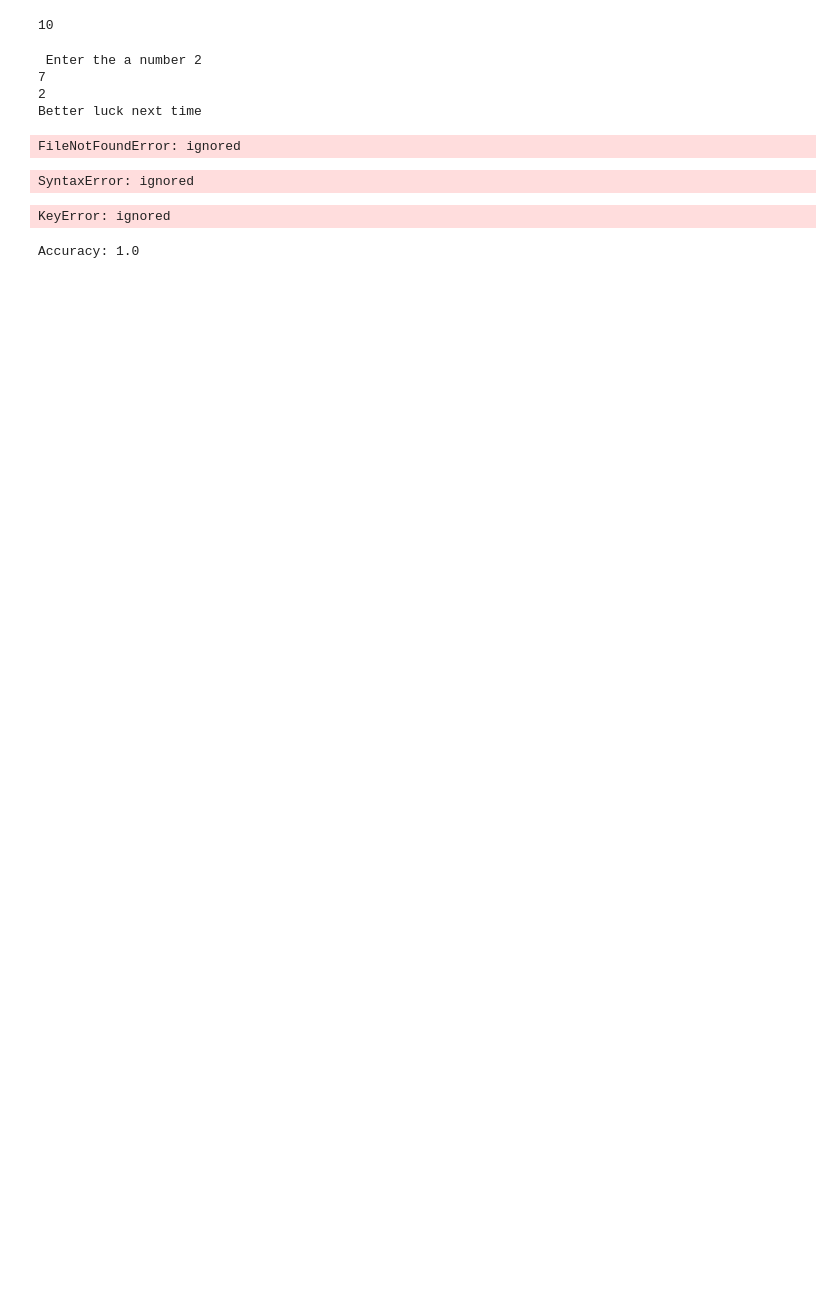
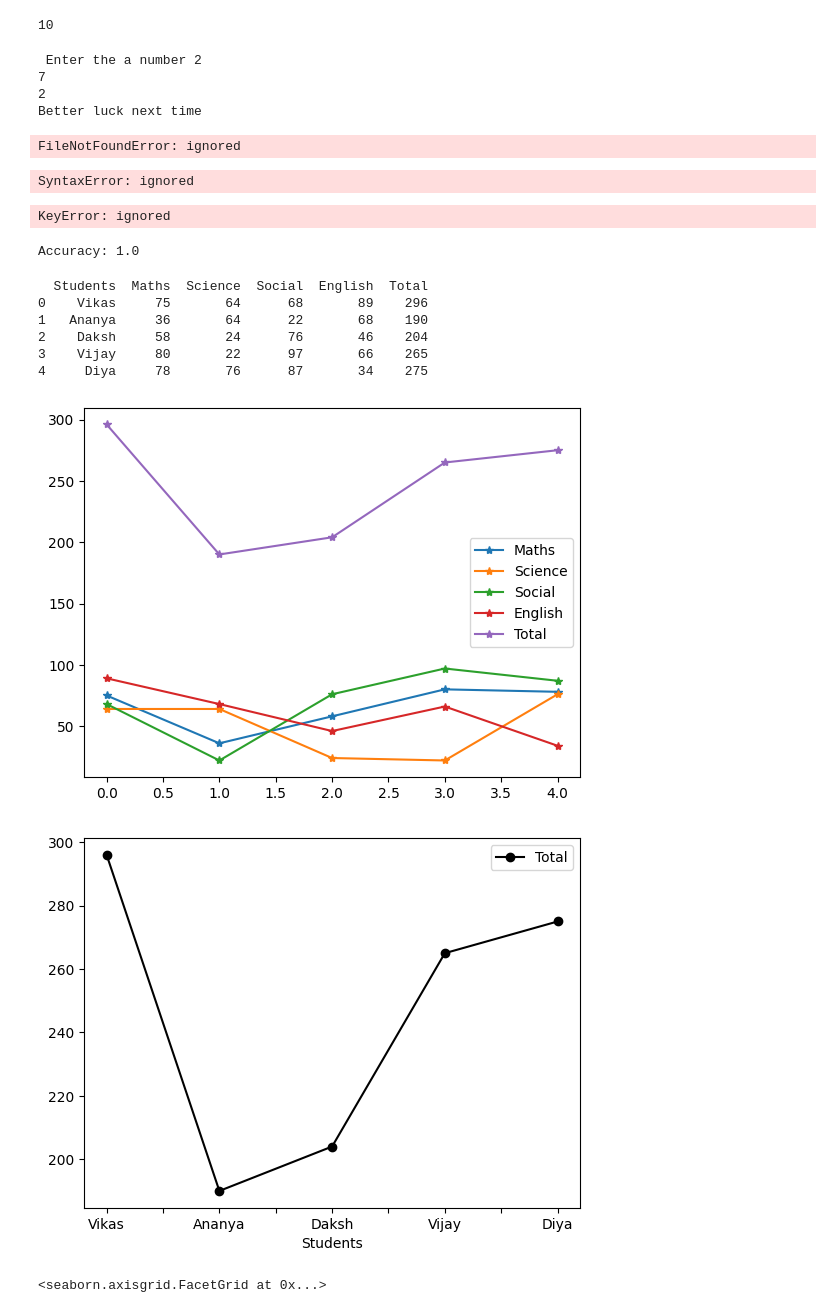
Before and after one commit to faheemdehalvi/dsa, a Jupyter notebook: first.ipynb, the cells around one changed output. Drawn from its saved outputs; the diff is of its cells as text; code cells hidden in the pictures; blank space fills up the shorter version.

```diff
--- a/first.ipynb
+++ b/first.ipynb
@@ -401,3 +401,35 @@ accuracy = accuracy_score(y_test, y_pred)
 print("Accuracy:", accuracy)
 # %% [output]
 Accuracy: 1.0
+# %%
+#normalising
+
+import numpy as np
+import pandas as pd
+import seaborn as sns
+import matplotlib.pyplot as plt
+import warnings
+warnings.filterwarnings('ignore')
+
+data=pd.read_csv('/content/drive/MyDrive/DATA3.csv')
+print(data)
+
+data.plot(marker = '*')
+data.plot(kind = 'line',marker = 'o',x='Students',y='Total',color='black')
+plt.show()
+data.describe()
+sns.displot(data['Total'])
+data_temp=data.copy()
+#MIN-MAX SCALING=(value-min)/(max-min)
+data_temp['Total']=(data_temp['Total']-data_temp['Total'].min())/(data_temp['Total'].max()-data_temp['Total'].min())
+sns.displot(data_temp['Total'])
+# %% [output]
+  Students  Maths  Science  Social  English  Total
+0    Vikas     75       64      68       89    296
+1   Ananya     36       64      22       68    190
+2    Daksh     58       24      76       46    204
+3    Vijay     80       22      97       66    265
+4     Diya     78       76      87       34    275
+[figure, added]
+[figure, added]
+<seaborn.axisgrid.FacetGrid at 0x...>
```
Also changed, not shown: parts of 9 cells of this notebook.
